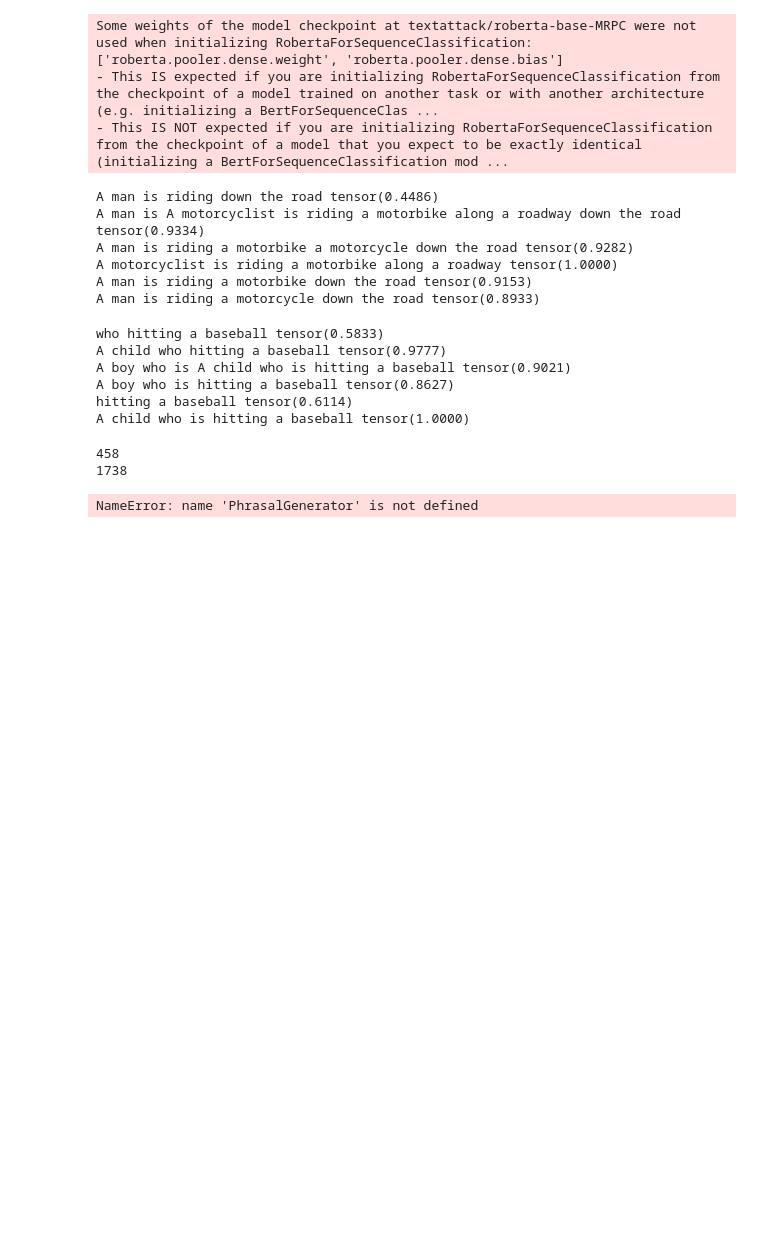
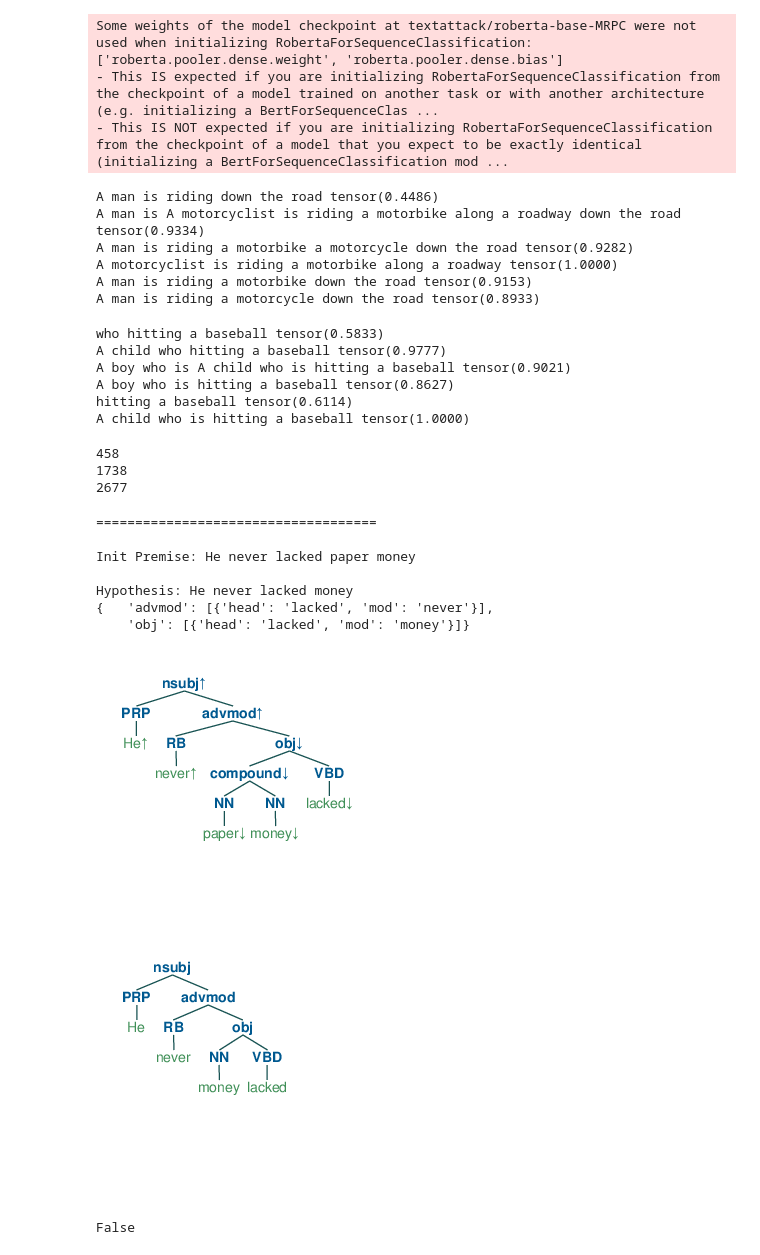
Before and after one commit to eric11eca/NeuralLog, a Jupyter notebook: src/phrasal_infer.ipynb, the cells around one changed output. Saved outputs shown, nothing was run; the diff lists cells and outputs as text; code cells hidden in the pictures; blank space fills up the shorter version.

```diff
--- a/src/phrasal_infer.ipynb
+++ b/src/phrasal_infer.ipynb
@@ -188,12 +188,12 @@ class PhrasalGenerator:
         self.stop_critarion = False
         self.mod_at_left = [
             "advmod", "amod", "advmod:count",
-            "acl:relcl", "obl", 'obl:npmod',
+            "acl:relcl", "obl", 'obl:npmod', "det",
             "obl:tmod", "nmod", "nmod:npmod",
             "nmod:poss", "nmod:tmod", "obl:npmod",
             "acl", "advcl", "xcomp", "ccomp",
-            "appos", 'compound:ptr']
-        self.mod_at_right = []
+            'compound:ptr']
+        self.mod_at_right = ["obj", "appos"]
         self.mod_symmetric = ["conj", "compound"]
         self.mod_special = ["nsubj"]
         self.implicative = {
@@ -223,6 +223,7 @@ class PhrasalGenerator:
             self.generate_default(tree)
         else:
             generation = self.get_generation_type(tree)
+            #print(generation, tree.val)
             generation(tree)
 
     def get_generation_type(self, tree):
@@ -238,13 +239,15 @@ class PhrasalGenerator:
         left_mod = left_mod or tree.left.mark == "=" or disjunction
         left_mod = left_mod and tree.val in self.mod_at_left
 
-        right_mod = tree.right.mark == "+" or tree.right.mark == "="
-        right_mod = right_mod or disjunction
+        right_mod = tree.right.mark == "+" or tree.right.mark == "=" or disjunction
+        right_mod = right_mod and tree.val in self.mod_at_right
 
-        sym_mod = tree.val in self.mod_symmetric and left_mod and right_mod
+        sym_mod = tree.val in self.mod_symmetric and tree.left.mark == "+" and tree.right.mark == "+"
 
         if left_mod:
             return self.left_modifier_generate
+        elif right_mod:
+            return self.right_modifier_generate
         elif sym_mod:
             return self.symmetric_generate
         else:
@@ -286,6 +289,7 @@ class PhrasalGenerator:
         self.delete_modifier(tree, tree.right)
 
     def delete_right_modifier(self, tree):
+        #print("Delet: ", tree.right.val)
         self.delete_modifier(tree, tree.left)
 
     def rollback(self, tree, backup):
@@ -301,7 +305,7 @@ class PhrasalGenerator:
     def symmetric_generate(self, tree):
         self.right_modifier_generate(tree)
         self.left_modifier_generate(tree)
-        self.delete_cc(tree)
+        #self.delete_cc(tree)
 
     def right_modifier_generate(self, tree):
         left = tree.left
@@ -527,6 +531,7 @@ class PhrasalGenerator:
             tree_copy = tree.copy()
 
         sentence = ' '.join([x[0] for x in leaves])
+        sentence = sentence.replace("-", " ")
         if sentence.lower() == self.hypothesis.lower():
             self.tree_log = []
             self.stop_critarion = True
@@ -534,7 +539,7 @@ class PhrasalGenerator:
             return
 
         similarity = inference_sts([sentence], [self.hypothesis])
-        print(sentence, similarity)
+        #print(sentence, similarity)
         if similarity > 0.8:
             self.tree_log.append((tree_copy, sentence, similarity))
         if similarity > 0.97:
@@ -633,6 +638,8 @@ MED_upward = []
 MED_upward_hypo = []
 MED_downward = []
 MED_downward_hypo = []
+MED_none = []
+MED_none_hypo = []
 
 with open("../data/MED/upward.txt") as upward_med:
     lines = upward_med.readlines()
@@ -646,17 +653,25 @@ with open("../data/MED/downward.txt") as donward_med:
         MED_downward.append(lines[i*4+1])
         MED_downward_hypo.append(lines[i*4+2])
 
+with open("../data/MED/neutral.txt") as donward_med:
+    lines = donward_med.readlines()
+    for i in range(len(lines) // 4):
+        MED_none.append(lines[i*4+1])
+        MED_none_hypo.append(lines[i*4+2])
+
 print(len(MED_upward))
 print(len(MED_downward))
+print(len(MED_none))
 # %% [output]
 458
 1738
+2677
 # %%
 import pprint
 pp = pprint.PrettyPrinter(indent=4)
 
-up = ["A family is watching a little boy who is hitting a baseball"]
-up_h = ["A child is hitting a baseball"]
+up = ["He never lacked paper money."]
+up_h = ["He never lacked money."]
 
 annotations = []
 phrasalGenerator = PhrasalGenerator()
@@ -679,34 +694,43 @@ for i in range(len(up)):
     pipeline.modify_replacement(h_tree, replaced)
     phrases = {}
     collect_modifiers(h_tree, phrases, mod_type="NN")
     collect_modifiers(h_tree, phrases, mod_type="VB")
     annotation = pipeline.single_polarization(premise)
 
     phrasalGenerator.kb = phrases
     phrasalGenerator.hypothesis = hypothesis.replace(',', '')
     pp.pprint(phrasalGenerator.kb)
 
     polarized = pipeline.postprocess(annotation['polarized_tree'], {})
     btreeViz = Tree.fromstring(polarized.replace('[', '(').replace(']', ')'))
     jupyter_draw_nltk_tree(btreeViz)
 
     polarized = pipeline.postprocess(h_tree, {})
     btreeViz = Tree.fromstring(polarized.replace('[', '(').replace(']', ')'))
     jupyter_draw_nltk_tree(btreeViz)
 
     phrasalGenerator.deptree_generate(
         annotation['polarized_tree'],
         annotation['annotated'], tokens)
 
     for gen_tree in phrasalGenerator.tree_log:
         #leaves = gen_tree[0].sorted_leaves().popkeys()
         #sentence = ' '.join([x[0] for x in leaves])
         print((gen_tree[1], gen_tree[2]))
 
     print(*phrasalGenerator.sent_log, sep="\n")
     print(phrasalGenerator.stop_critarion)
 # %% [output]
-NameError: name 'PhrasalGenerator' is not defined
+====================================
+
+Init Premise: He never lacked paper money
+
+Hypothesis: He never lacked money
+{   'advmod': [{'head': 'lacked', 'mod': 'never'}],
+    'obj': [{'head': 'lacked', 'mod': 'money'}]}
+[figure, added]
+[figure, added]
+False
 # %%
 from tqdm import tqdm
 
```
Also changed, not shown: parts of 2 cells of this notebook, 5 other files.
